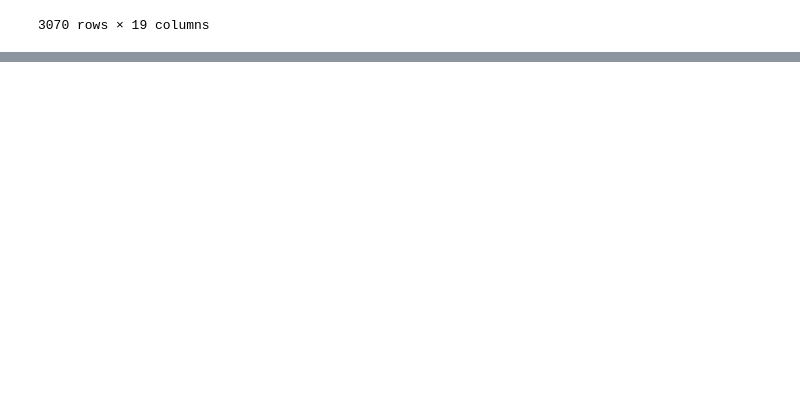
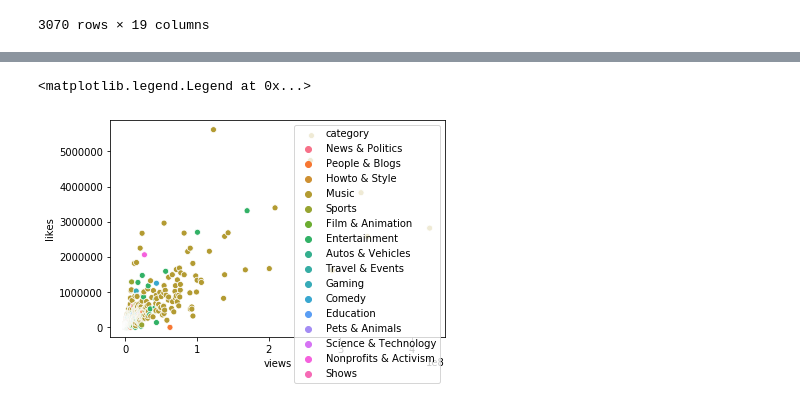
Before and after one commit to adelelezaj/YoutubePrj, a Jupyter notebook: youtube.ipynb, the cells around one changed output, grey strips where cells are left out. Cells and saved outputs as stored; diff of their text form; code cells hidden in the pictures; blank space fills up the shorter version.

```diff
--- a/youtube.ipynb
+++ b/youtube.ipynb
@@ -301,0 +167,5 @@ Text(0, 0.5, 'Likes')
+# %%
+sns.scatterplot(x='views', y='likes', data=gb_df1, hue='category').legend(loc='best')
+# %% [output]
+<matplotlib.legend.Legend at 0x...>
+[figure, added]
```
Also changed, not shown: parts of 39 cells of this notebook.
